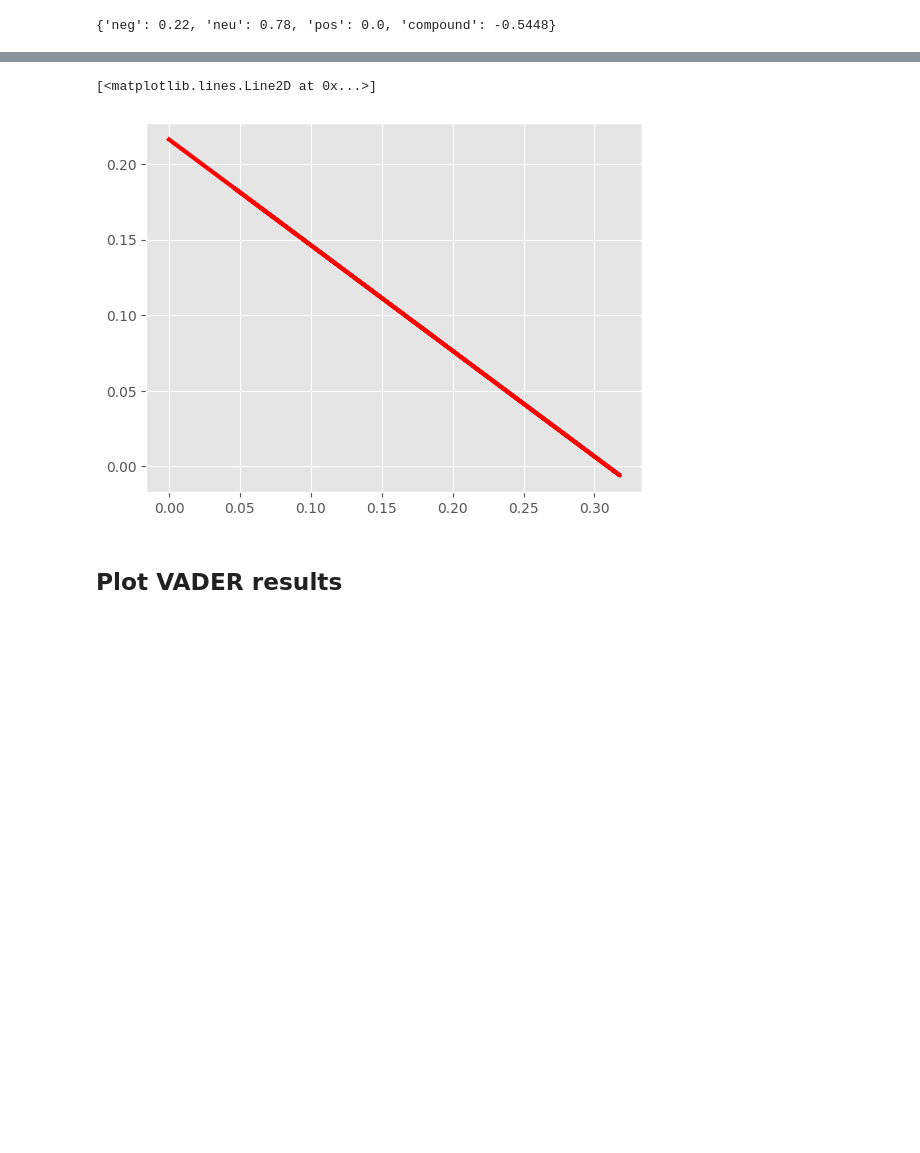
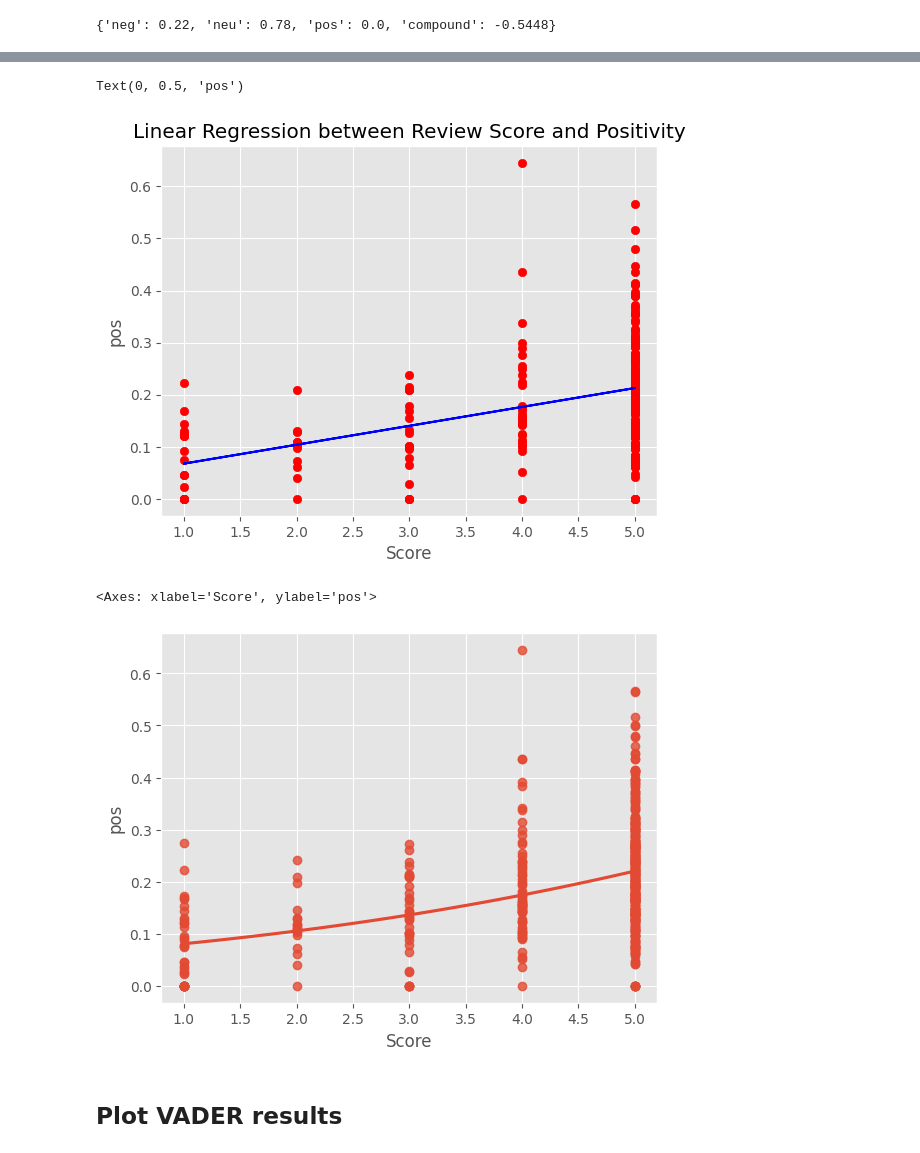
Before and after one commit to Dhanu1121/Data-Science, a Jupyter notebook: sentiment-analysis-python.ipynb, the cells around one changed output, grey strips where cells are left out. Cells and saved outputs as stored; diff of their text form; code cells hidden in the pictures; blank space fills up the shorter version.

```diff
--- a/sentiment-analysis-python.ipynb
+++ b/sentiment-analysis-python.ipynb
@@ -179,10 +267,25 @@ regr = linear_model.LinearRegression()
 regr.fit(X_train, Y_train)
 
 # Plot outputs
-plt.plot(X_test, regr.predict(X_test), color='red',linewidth=3)
+plt.scatter(X_train, Y_train, color='red') # plotting the observation line
+
+plt.plot(X_train, regr.predict(X_train), color='blue')
+plt.title("Linear Regression between Review Score and Positivity")
+plt.xlabel("Score")
+plt.ylabel("pos")
 # %% [output]
-[<matplotlib.lines.Line2D at 0x...>]
+Text(0, 0.5, 'pos')
-[figure, old version]
+[figure, new version]
+# %%
+#define the predictor variable and the response variable
+x = vaders['Score']
+y = vaders['pos']
+
+#plot logistic regression curve
+sns.regplot(x=x, y=y, data=vaders, logistic=True, ci=None)
+# %% [output]
+<Axes: xlabel='Score', ylabel='pos'>
+[figure, added]
 # %% [markdown]
 ## Plot VADER results
 # %%
```
Also changed, not shown: parts of 13 cells of this notebook.
